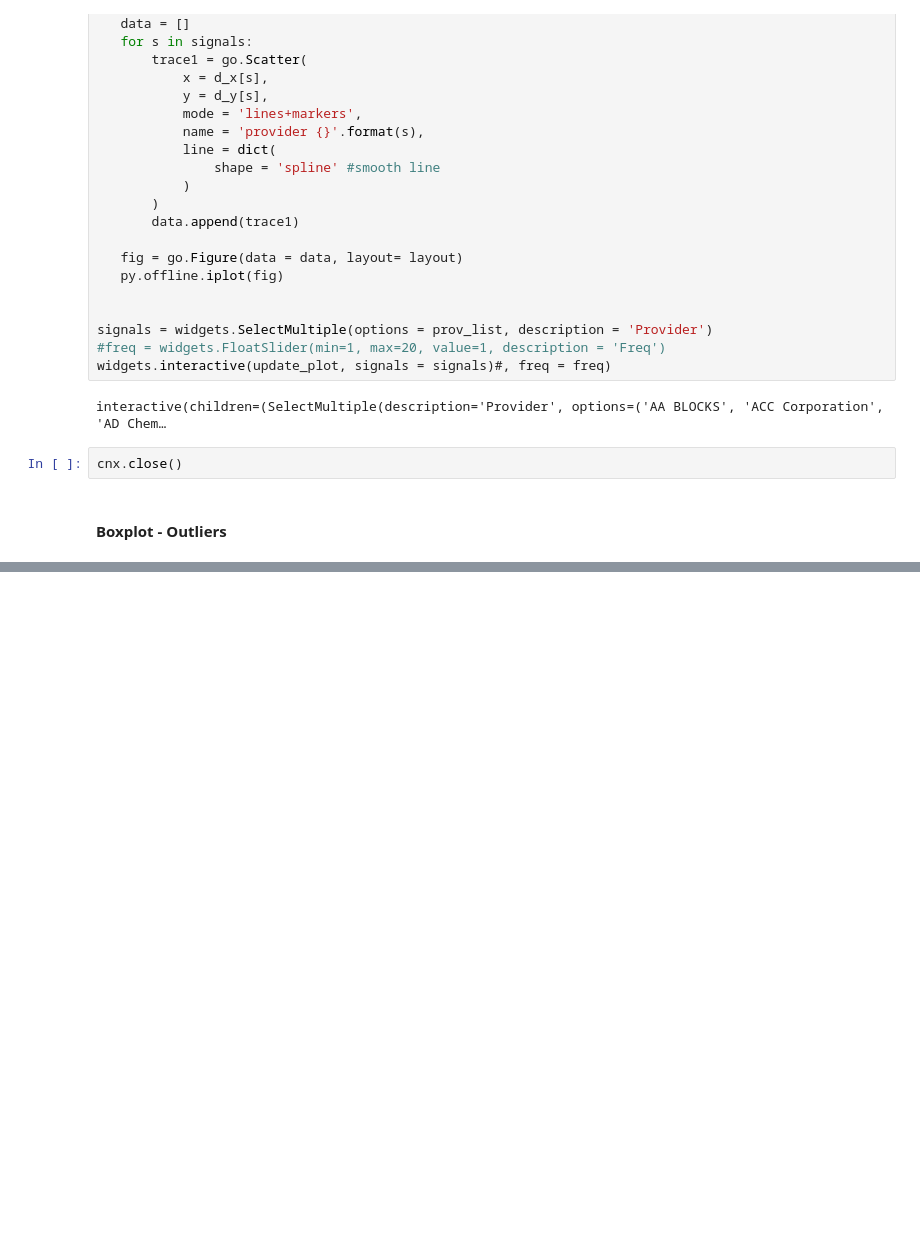
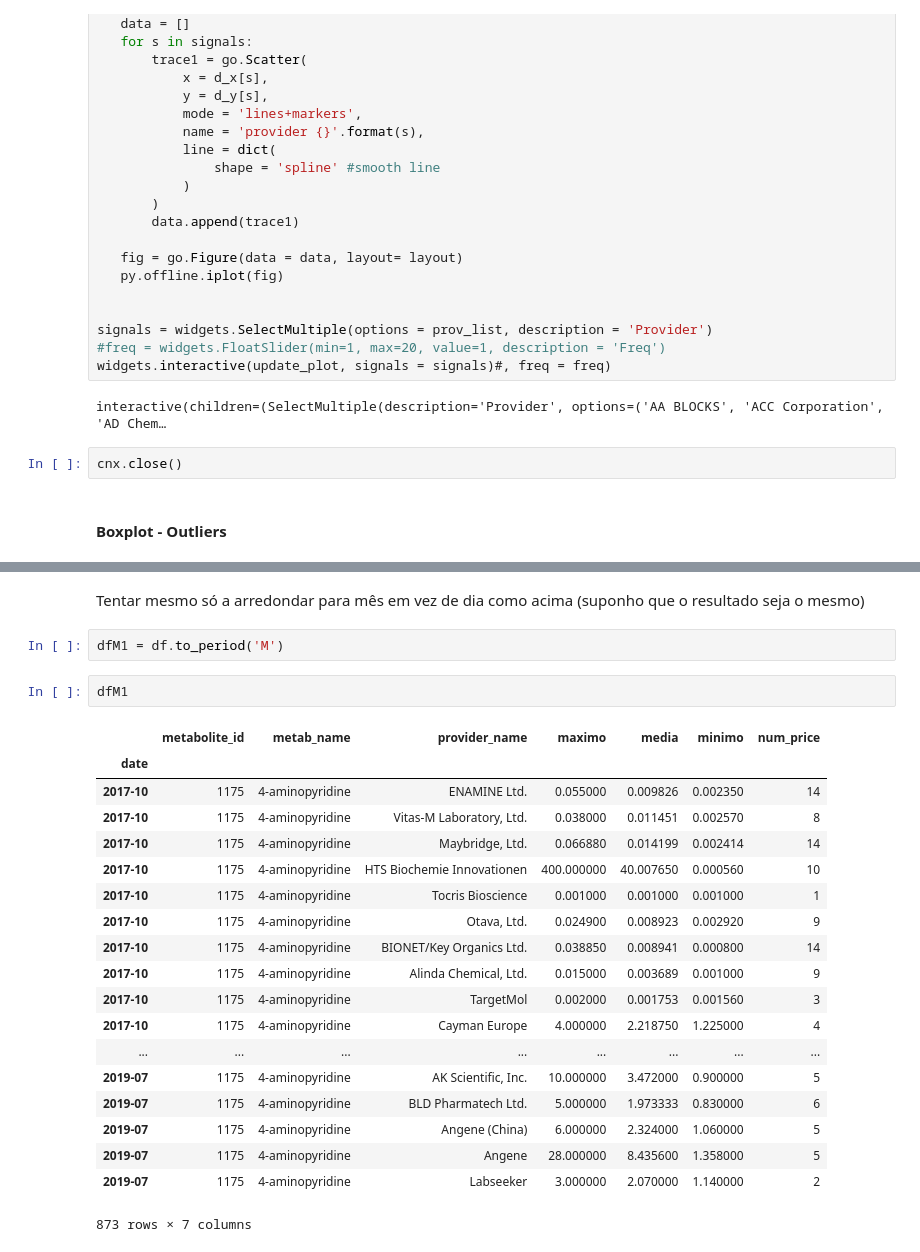
Before and after one commit to SofiaMM/bioanalysis, a Jupyter notebook: graphs_test/08-19/test_outliers/test_outliers_4aminopyridine.ipynb, the cells around one changed output, grey strips where cells are left out. Drawn from its saved outputs; the diff is of its cells as text; blank space fills up the shorter version.

```diff
--- a/graphs_test/08-19/test_outliers/test_outliers_4aminopyridine.ipynb
+++ b/graphs_test/08-19/test_outliers/test_outliers_4aminopyridine.ipynb
@@ -332,0 +454,26 @@ DatetimeIndex(['2017-10-10 01:46:40', '2017-10-10 01:46:40',
+# %% [markdown]
+Tentar mesmo só a arredondar para mês em vez de dia como acima (suponho que o resultado seja o mesmo)
+# %%
+dfM1 = df.to_period('M')
+# %%
+dfM1
+# %% [output]
+|  | metabolite_id | metab_name | provider_name | maximo | media | minimo | num_price |
+| date |  |  |  |  |  |  |  |
+| 2017-10 | 1175 | 4-aminopyridine | ENAMINE Ltd. | 0.055000 | 0.009826 | 0.002350 | 14 |
+| 2017-10 | 1175 | 4-aminopyridine | Vitas-M Laboratory, Ltd. | 0.038000 | 0.011451 | 0.002570 | 8 |
+| 2017-10 | 1175 | 4-aminopyridine | Maybridge, Ltd. | 0.066880 | 0.014199 | 0.002414 | 14 |
+| 2017-10 | 1175 | 4-aminopyridine | HTS Biochemie Innovationen | 400.000000 | 40.007650 | 0.000560 | 10 |
+| 2017-10 | 1175 | 4-aminopyridine | Tocris Bioscience | 0.001000 | 0.001000 | 0.001000 | 1 |
+| 2017-10 | 1175 | 4-aminopyridine | Otava, Ltd. | 0.024900 | 0.008923 | 0.002920 | 9 |
+| 2017-10 | 1175 | 4-aminopyridine | BIONET/Key Organics Ltd. | 0.038850 | 0.008941 | 0.000800 | 14 |
+| 2017-10 | 1175 | 4-aminopyridine | Alinda Chemical, Ltd. | 0.015000 | 0.003689 | 0.001000 | 9 |
+| 2017-10 | 1175 | 4-aminopyridine | TargetMol | 0.002000 | 0.001753 | 0.001560 | 3 |
+| 2017-10 | 1175 | 4-aminopyridine | Cayman Europe | 4.000000 | 2.218750 | 1.225000 | 4 |
+| ... | ... | ... | ... | ... | ... | ... | ... |
+| 2019-07 | 1175 | 4-aminopyridine | AK Scientific, Inc. | 10.000000 | 3.472000 | 0.900000 | 5 |
+| 2019-07 | 1175 | 4-aminopyridine | BLD Pharmatech Ltd. | 5.000000 | 1.973333 | 0.830000 | 6 |
+| 2019-07 | 1175 | 4-aminopyridine | Angene (China) | 6.000000 | 2.324000 | 1.060000 | 5 |
+| 2019-07 | 1175 | 4-aminopyridine | Angene | 28.000000 | 8.435600 | 1.358000 | 5 |
+| 2019-07 | 1175 | 4-aminopyridine | Labseeker | 3.000000 | 2.070000 | 1.140000 | 2 |
+873 rows × 7 columns
```
Also changed, not shown: parts of 16 cells of this notebook, 1 other file.
